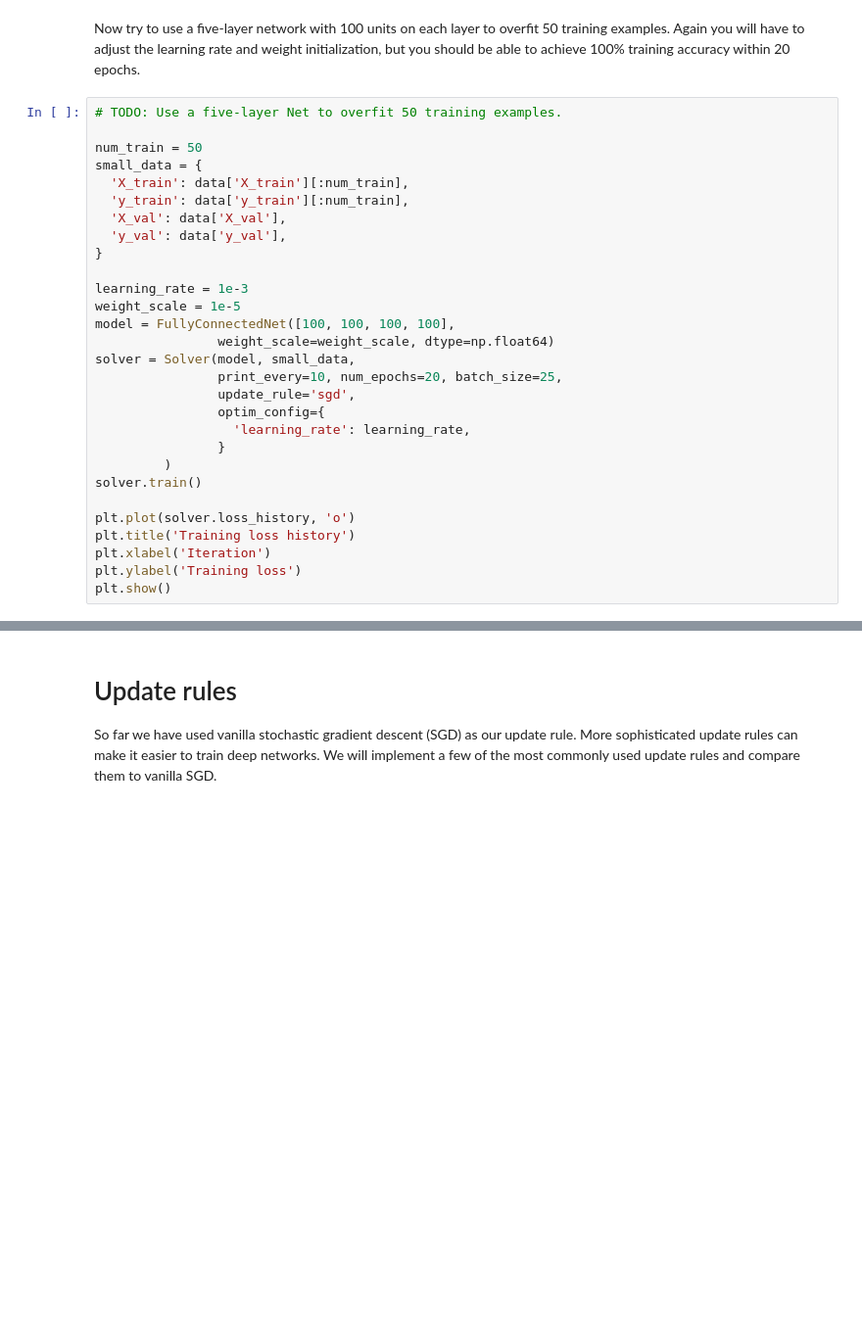
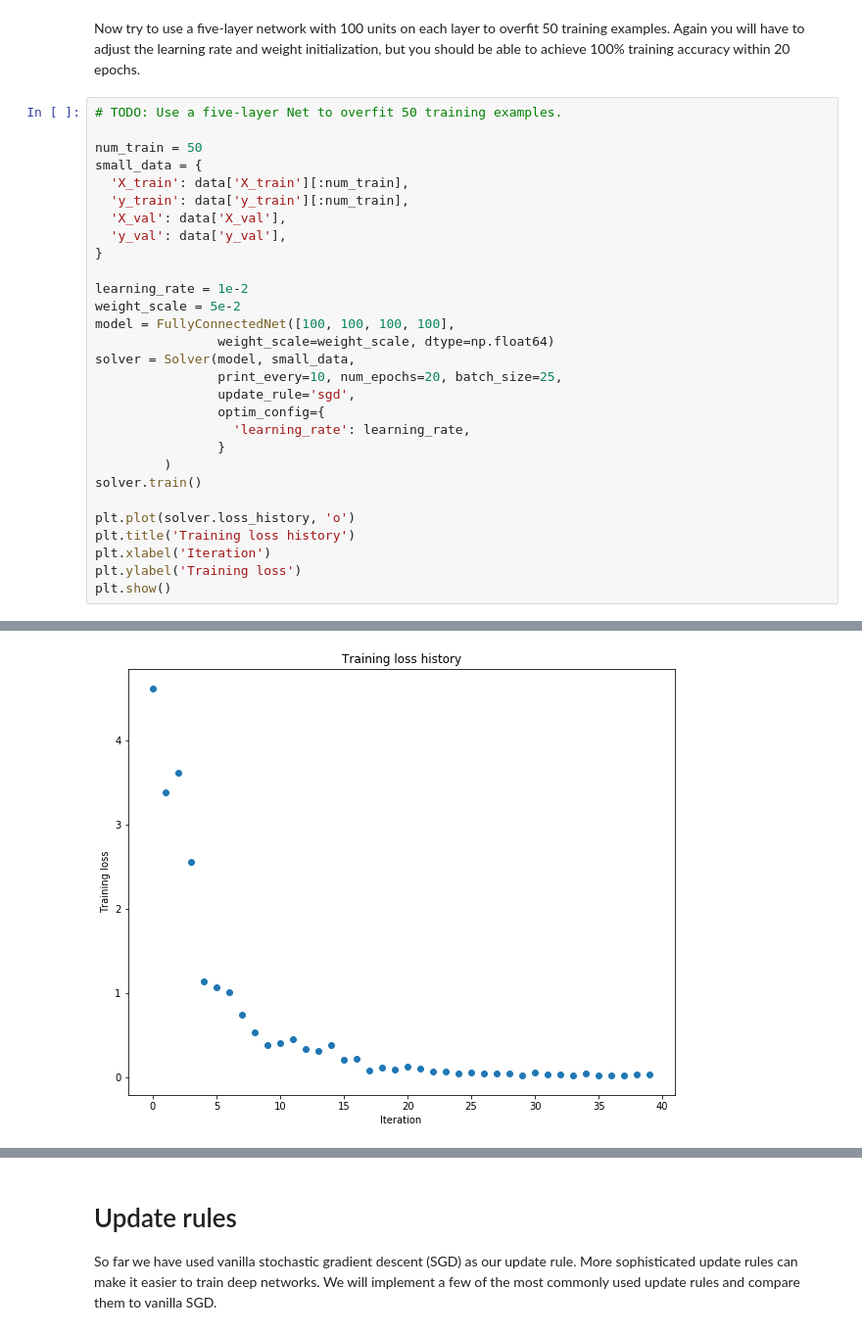
Before and after one commit to Libardo1/cs231n-convolutional-neural-networks-stanford-spring-2017, a Jupyter notebook: src/assignment2/FullyConnectedNets.ipynb, the cells around one changed output, grey strips where cells are left out. Shown: that part at 98% size. Cells and saved outputs as stored; diff of their text form; blank space fills up the shorter version.

```diff
--- a/src/assignment2/FullyConnectedNets.ipynb
+++ b/src/assignment2/FullyConnectedNets.ipynb
@@ -445,8 +481,8 @@ small_data = {
   'y_val': data['y_val'],
 }
 
-learning_rate = 1e-3
-weight_scale = 1e-5
+learning_rate = 1e-2
+weight_scale = 5e-2
 model = FullyConnectedNet([100, 100, 100, 100],
                 weight_scale=weight_scale, dtype=np.float64)
 solver = Solver(model, small_data,
@@ -463,3 +499,4 @@ plt.title('Training loss history')
 plt.xlabel('Iteration')
 plt.ylabel('Training loss')
 plt.show()
+# %% [output]
@@ -466,3 +520,4 @@ plt.show()
+[figure, added]
 # %% [markdown]
 # Inline question:
 Did you notice anything about the comparative difficulty of training the three-layer net vs training the five layer net?
```
Also changed, not shown: parts of 12 cells of this notebook, 2 other files.
